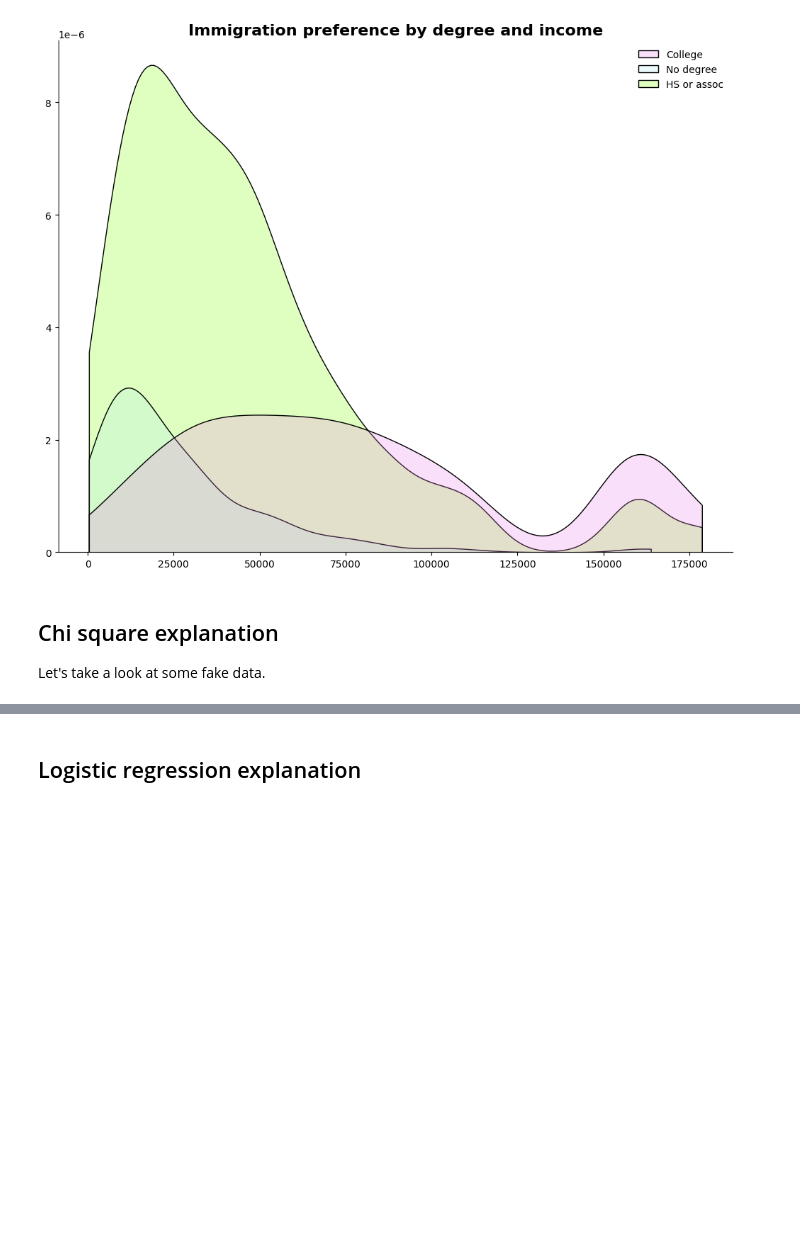
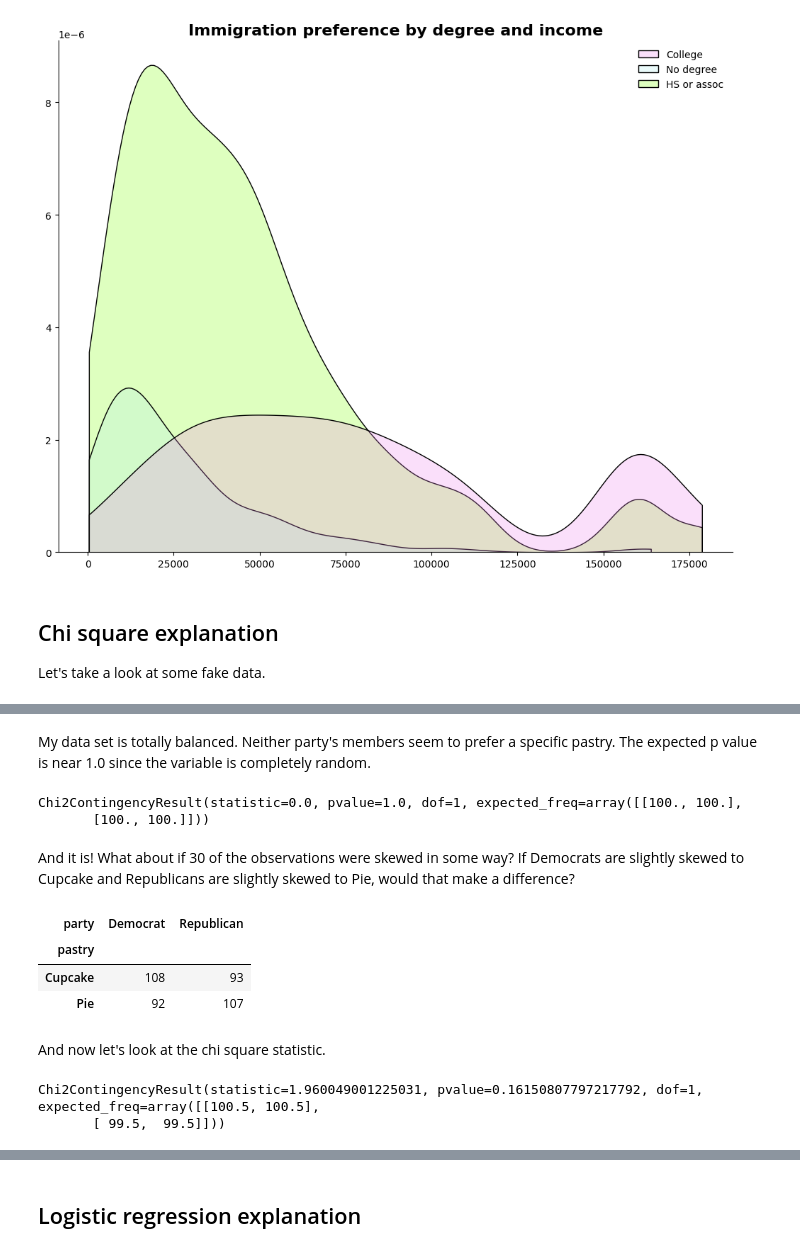
Before and after one commit to joshuamegnauth54/data765-intro-python-tutoring, a Jupyter notebook: thesis_2023/03_requested_ex.ipynb, the cells around one changed output, grey strips where cells are left out. Cells and saved outputs as stored; diff of their text form; code cells hidden in the pictures; blank space fills up the shorter version.

```diff
--- a/thesis_2023/03_requested_ex.ipynb
+++ b/thesis_2023/03_requested_ex.ipynb
@@ -305,0 +315,26 @@ tab_great_debate
+# %% [markdown]
+My data set is totally balanced. Neither party's members seem to prefer a specific pastry. The expected p value is near 1.0 since the variable is completely random.
+# %%
+chi2_contingency(tab_great_debate)
+# %% [output]
+Chi2ContingencyResult(statistic=0.0, pvalue=1.0, dof=1, expected_freq=array([[100., 100.],
+       [100., 100.]]))
+# %% [markdown]
+And it is! What about if 30 of the observations were skewed in some way? If Democrats are slightly skewed to Cupcake and Republicans are slightly skewed to Pie, would that make a difference?
+# %%
+great_debate.loc[185:199, "pastry"] = "Cupcake"
+great_debate.loc[285:299, "pastry"] = "Pie"
+tab_redux = pd.crosstab(great_debate["pastry"], great_debate["party"])
+tab_redux
+# %% [output]
+| party | Democrat | Republican |
+| pastry |  |  |
+| Cupcake | 108 | 93 |
+| Pie | 92 | 107 |
+# %% [markdown]
+And now let's look at the chi square statistic.
+# %%
+chi2_contingency(tab_redux)
+# %% [output]
+Chi2ContingencyResult(statistic=1.960049001225031, pvalue=0.16150807797217792, dof=1, expected_freq=array([[100.5, 100.5],
+       [ 99.5,  99.5]]))
```
Also changed, not shown: parts of 14 cells of this notebook, 4 other files.
